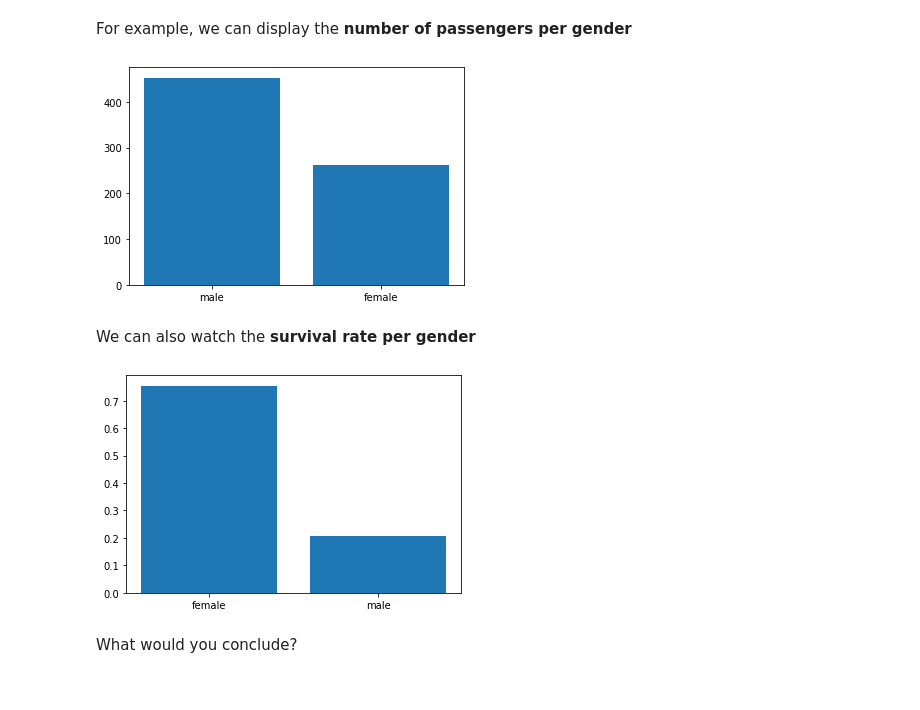
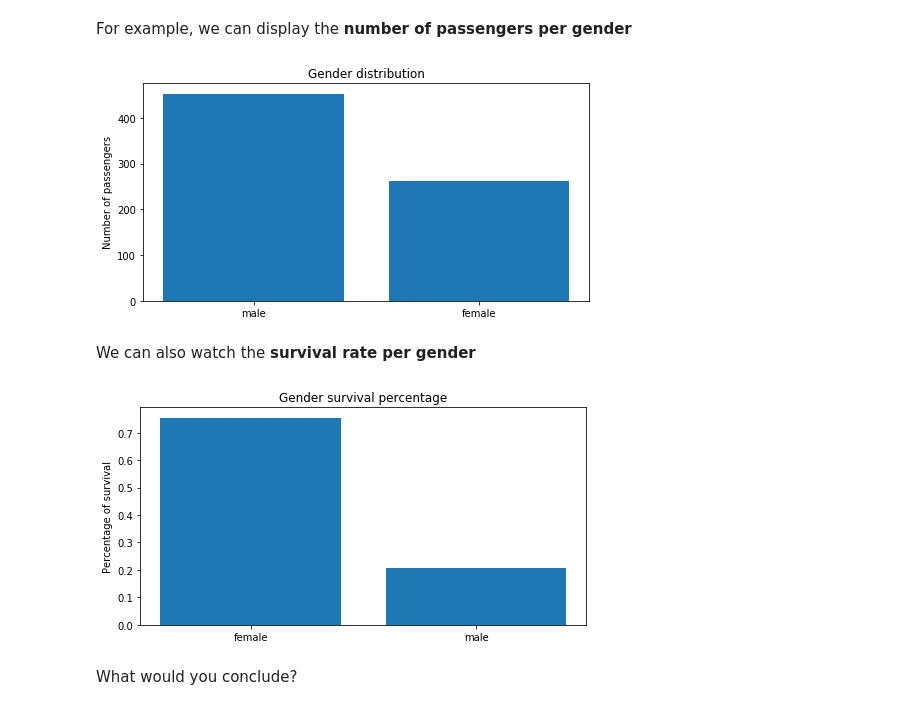
Before and after one commit to vincent-vdb/Edhec_2020_ML_Intro, a Jupyter notebook: 02_Scientific_Computing/02_Data-Visualization.ipynb, the cells around one changed output. Cells and saved outputs as stored; diff of their text form; code cells hidden in the pictures.

```diff
--- a/02_Scientific_Computing/02_Data-Visualization.ipynb
+++ b/02_Scientific_Computing/02_Data-Visualization.ipynb
@@ -351,18 +394,24 @@ Then, we can explore several variables at a time, to see correlations for exampl
 For example, we can display the **number of passengers per gender**
 # %%
 genders = data['Sex'].value_counts()
+plt.figure(figsize=(8, 4))
 plt.bar(genders.index, genders.values)
+plt.title('Gender distribution')
+plt.ylabel('Number of passengers')
 plt.show()
 # %% [output]
-[figure, old version]
+[figure, new version]
 # %% [markdown]
 We can also watch the **survival rate per gender**
 # %%
 survival = data.groupby('Sex')['Survived'].mean()
+plt.figure(figsize=(8, 4))
 plt.bar(survival.index, survival.values)
+plt.title('Gender survival percentage')
+plt.ylabel('Percentage of survival')
 plt.show()
 # %% [output]
-[figure, old version]
+[figure, new version]
 # %% [markdown]
 What would you conclude?
 # %% [markdown]
```
Also changed, not shown: parts of 39 cells of this notebook, 2 other files.
